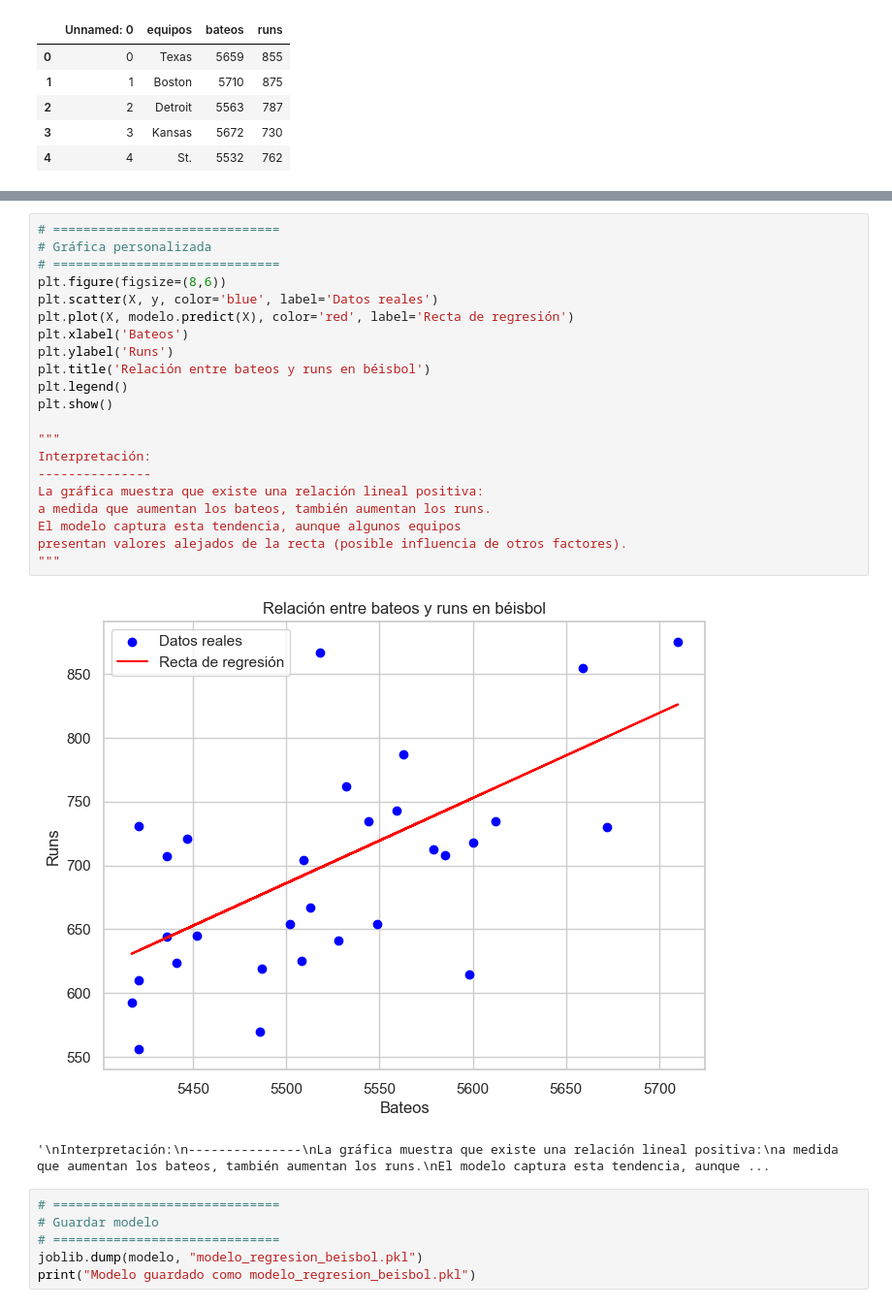
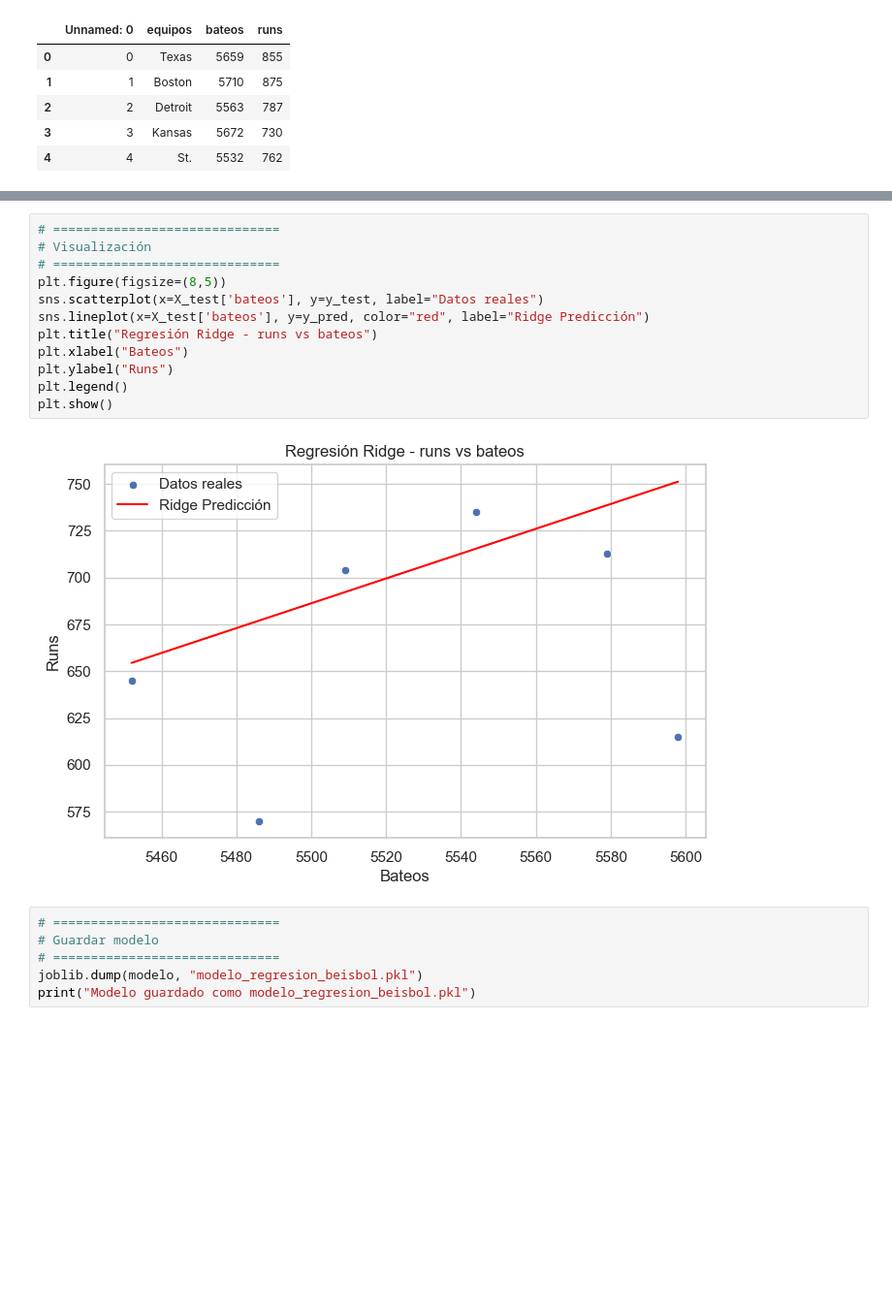
Before and after one commit to DoloresSalinas/regresionLS, a Jupyter notebook: Evaluacion-1SA.ipynb, the cells around one changed output, grey strips where cells are left out. Shown: that part at 97% size. Saved outputs shown, nothing was run; the diff lists cells and outputs as text; blank space fills up the shorter version.

```diff
--- a/Evaluacion-1SA.ipynb
+++ b/Evaluacion-1SA.ipynb
@@ -92,27 +127,17 @@ RMSE: 72.2494
 # %%
 # ==============================
-# Gráfica personalizada
+# Visualización
 # ==============================
-plt.figure(figsize=(8,6))
-plt.scatter(X, y, color='blue', label='Datos reales')
-plt.plot(X, modelo.predict(X), color='red', label='Recta de regresión')
-plt.xlabel('Bateos')
-plt.ylabel('Runs')
-plt.title('Relación entre bateos y runs en béisbol')
+plt.figure(figsize=(8,5))
+sns.scatterplot(x=X_test['bateos'], y=y_test, label="Datos reales")
+sns.lineplot(x=X_test['bateos'], y=y_pred, color="red", label="Ridge Predicción")
+plt.title("Regresión Ridge - runs vs bateos")
+plt.xlabel("Bateos")
+plt.ylabel("Runs")
 plt.legend()
 plt.show()
-
-"""
-Interpretación:
----------------
-La gráfica muestra que existe una relación lineal positiva:
-a medida que aumentan los bateos, también aumentan los runs.
-El modelo captura esta tendencia, aunque algunos equipos
-presentan valores alejados de la recta (posible influencia de otros factores).
-"""
 # %% [output]
-[figure, old version]
+[figure, new version]
-'\nInterpretación:\n---------------\nLa gráfica muestra que existe una relación lineal positiva:\na medida que aumentan los bateos, también aumentan los runs.\nEl modelo captura esta tendencia, aunque ...
 # %%
 # ==============================
 # Guardar modelo
```
Also changed, not shown: parts of 5 cells of this notebook, 5 other files.
